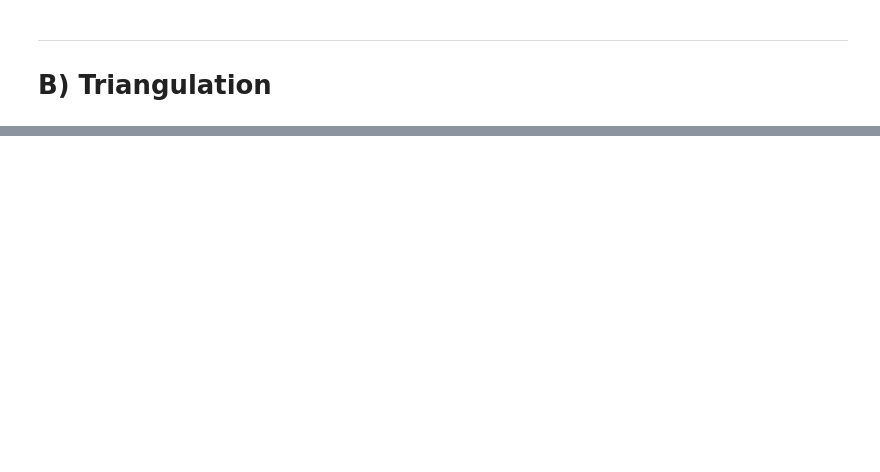
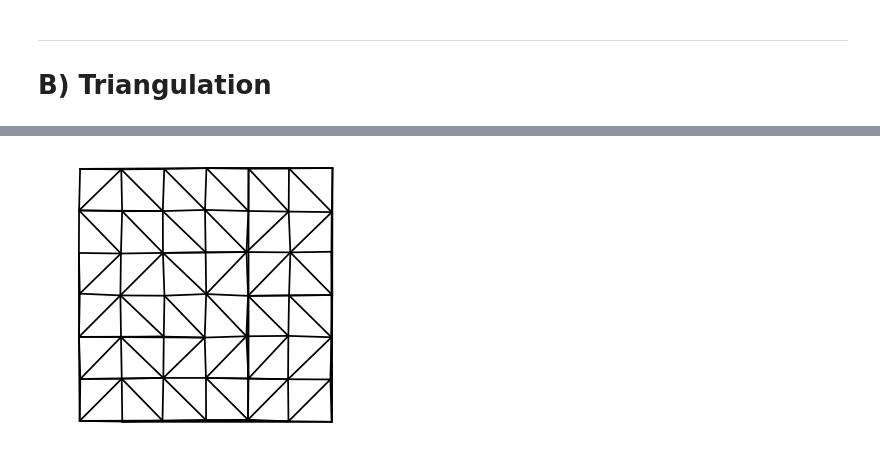
Before and after one commit to effa/iv122, a Jupyter notebook: 05-geometric-algorithms.ipynb, the cells around one changed output, grey strips where cells are left out. Cells and saved outputs as stored; diff of their text form; code cells hidden in the pictures; blank space fills up the shorter version.

```diff
--- a/05-geometric-algorithms.ipynb
+++ b/05-geometric-algorithms.ipynb
@@ -118,0 +127,4 @@ draw_triangulation(generate_random_points(4))
+# %%
+draw_triangulation(generate_grid_points(noise=0.01, drop_prob=0, k=7))
+# %% [output]
+[figure, added]
```
Also changed, not shown: parts of 10 cells of this notebook, 1 other file.
